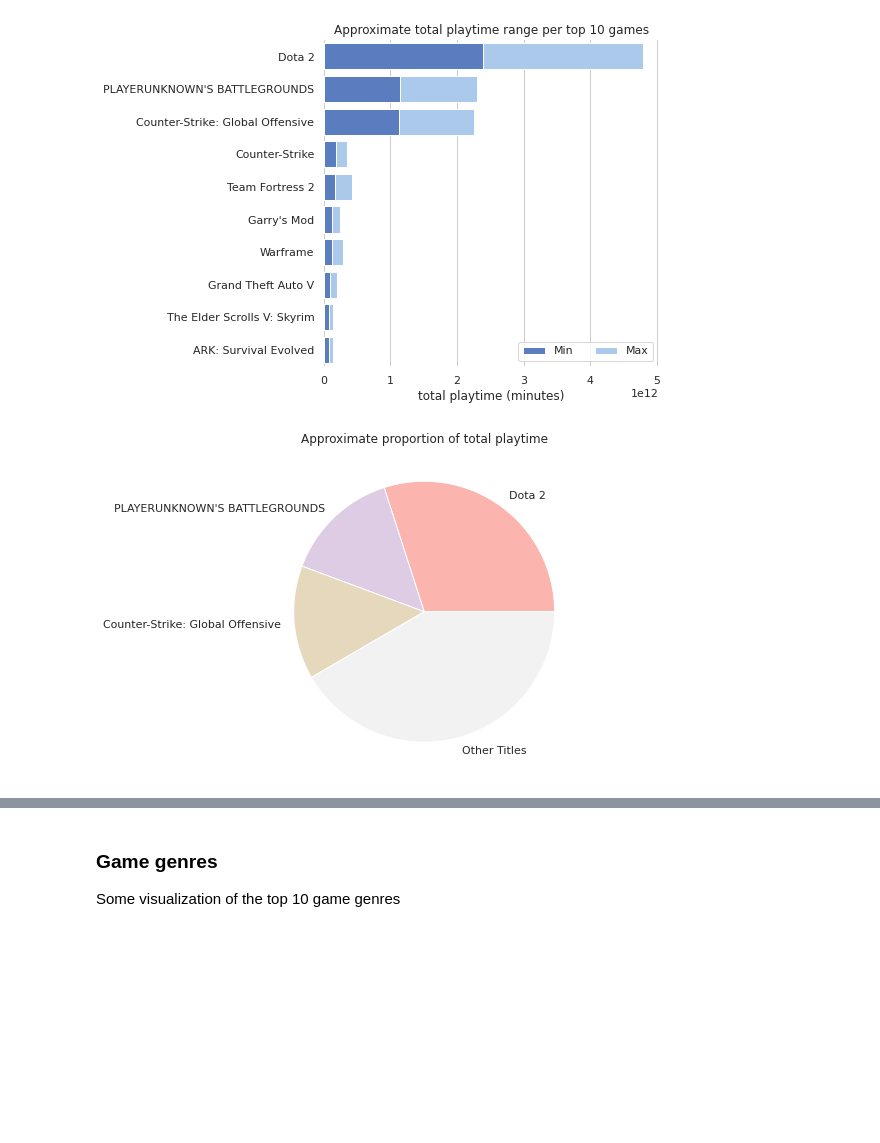
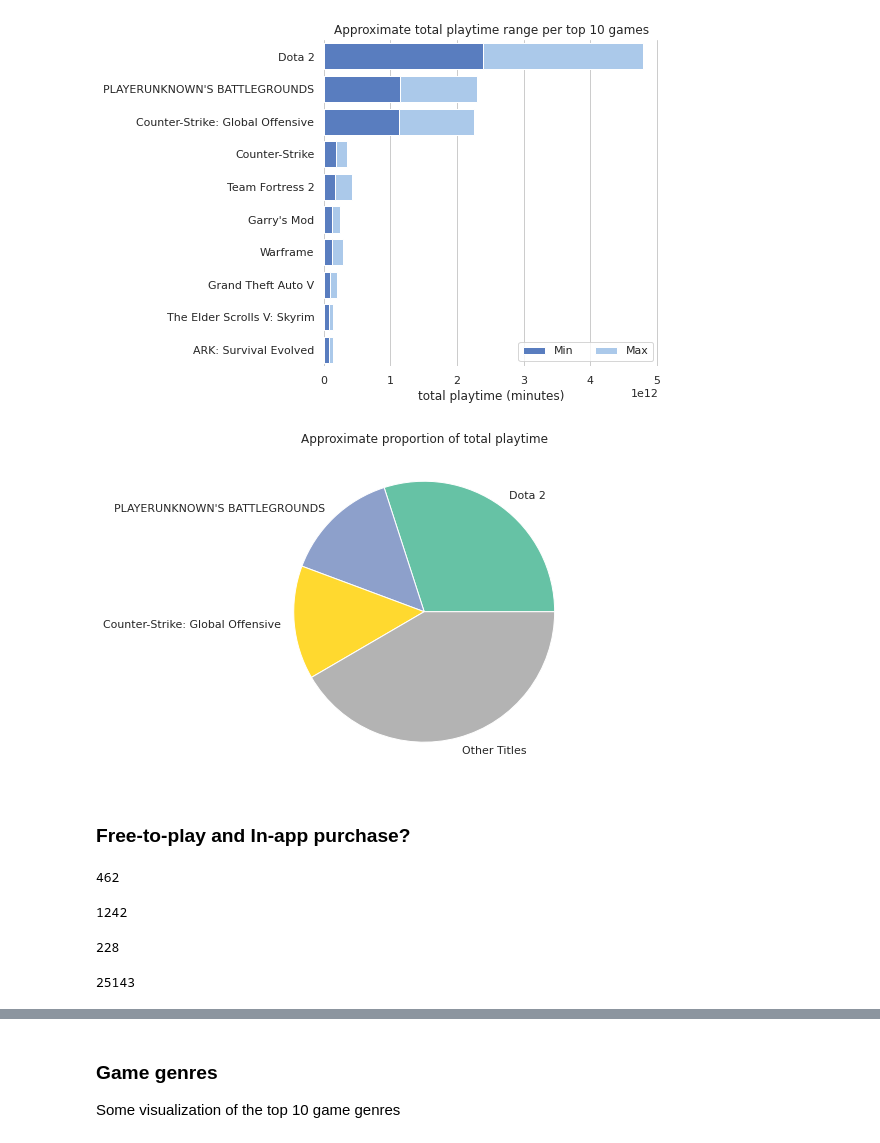
Before and after one commit to minhtuan2000/data-science-blog-post, a Jupyter notebook: data_visualization.ipynb, the cells around one changed output, grey strips where cells are left out. Drawn from its saved outputs; the diff is of its cells as text; code cells hidden in the pictures; blank space fills up the shorter version.

Commit message:
Updated README.md and graphs

```diff
--- a/data_visualization.ipynb
+++ b/data_visualization.ipynb
@@ -106,20 +106,46 @@ sns.despine(left=True, bottom=True)
 # %%
 # Take the top 3 games
 df_sorted_total_playtime = df_sorted_total_playtime.head(3)
 df_sorted_total_playtime.index = df_sorted_total_playtime["name"]
 
 # Append the total play time of other titles as a row
 df_sorted_total_playtime.loc["Other Titles", "approx_total_playtime"] = \
     df["approx_total_playtime"].sum() - df_sorted_total_playtime["approx_total_playtime"].sum()
 
 # Plot a pie chart for the approximate total play time
-df_sorted_total_playtime.plot.pie(y="approx_total_playtime", figsize=(6, 6), colormap="Pastel1",
+df_sorted_total_playtime.plot.pie(y="approx_total_playtime", figsize=(6, 6), colormap="Set2",
                                   ylabel="", title="Approximate proportion of total playtime")
 
 # Remove the legend
 plt.legend().set_visible(False)
 
 # Save figure
 plt.savefig("graph/ApproximateProportionOfTotalPlaytime.jpg", bbox_inches='tight')
 # %% [output]
-[figure, old version]
+[figure, new version]
+# %% [markdown]
+### Free-to-play and In-app purchase?
+# %%
+df["free_to_play_with_in_app_purchase"] = df["genres_free_to_play"] & df["categories_in_app_purchase"]
+free_to_play_with_in_app_purchase = df["free_to_play_with_in_app_purchase"].sum()
+free_to_play_with_in_app_purchase
+# %% [output]
+462
+# %%
+df["free_to_play_without_in_app_purchase"] = df["genres_free_to_play"] & (1 - df["categories_in_app_purchase"])
+free_to_play_without_in_app_purchase = df["free_to_play_without_in_app_purchase"].sum()
+free_to_play_without_in_app_purchase
+# %% [output]
+1242
+# %%
+df["not_free_to_play_with_in_app_purchase"] = (1 - df["genres_free_to_play"]) & df["categories_in_app_purchase"]
+not_free_to_play_with_in_app_purchase = df["not_free_to_play_with_in_app_purchase"].sum()
+not_free_to_play_with_in_app_purchase
+# %% [output]
+228
+# %%
+df["not_free_to_play_without_in_app_purchase"] = (1 - df["genres_free_to_play"]) & (1 - df["categories_in_app_purchase"])
+not_free_to_play_without_in_app_purchase = df["not_free_to_play_without_in_app_purchase"].sum()
+not_free_to_play_without_in_app_purchase
+# %% [output]
+25143
```
Also changed, not shown: parts of 15 cells of this notebook, 5 other files.
